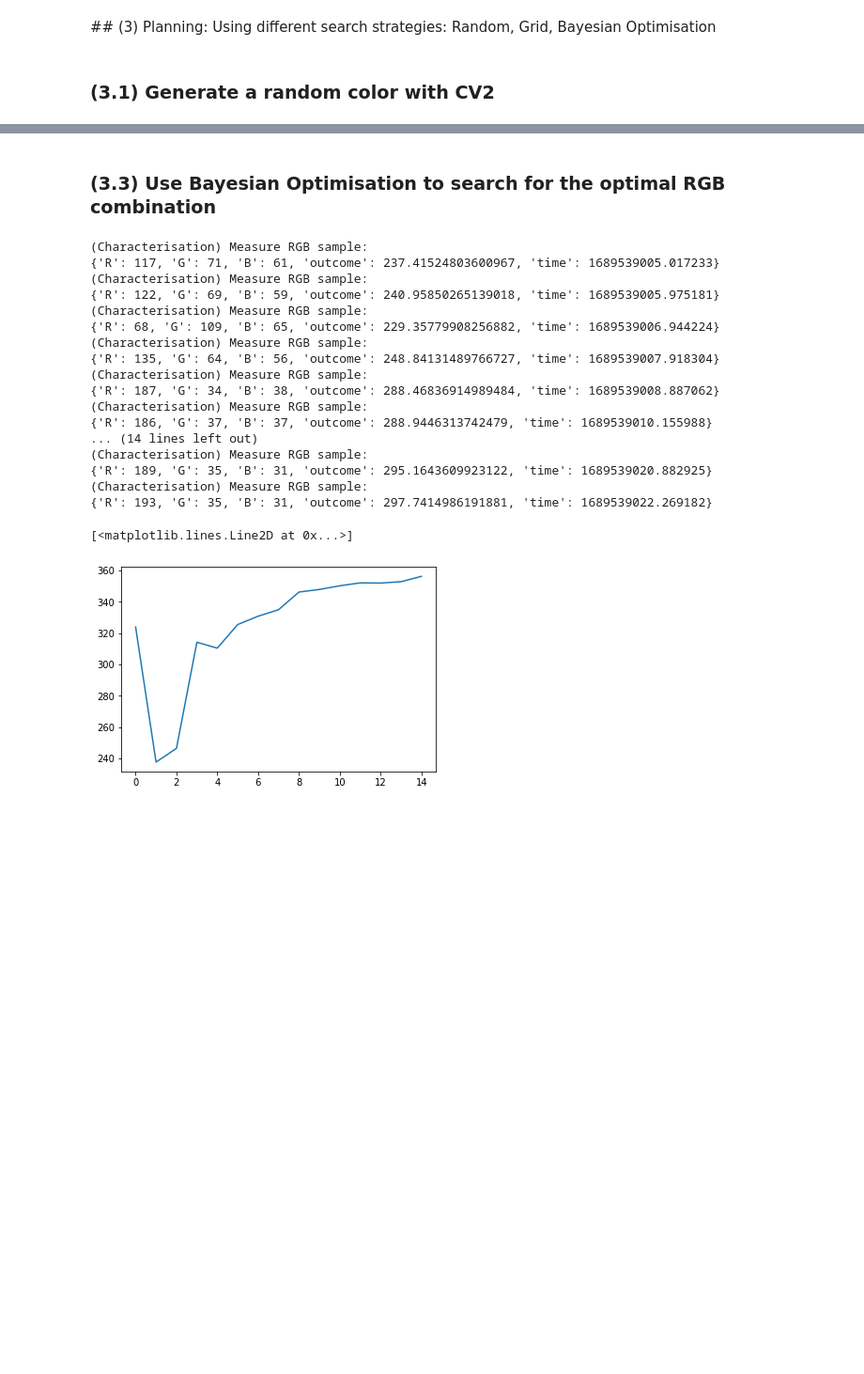
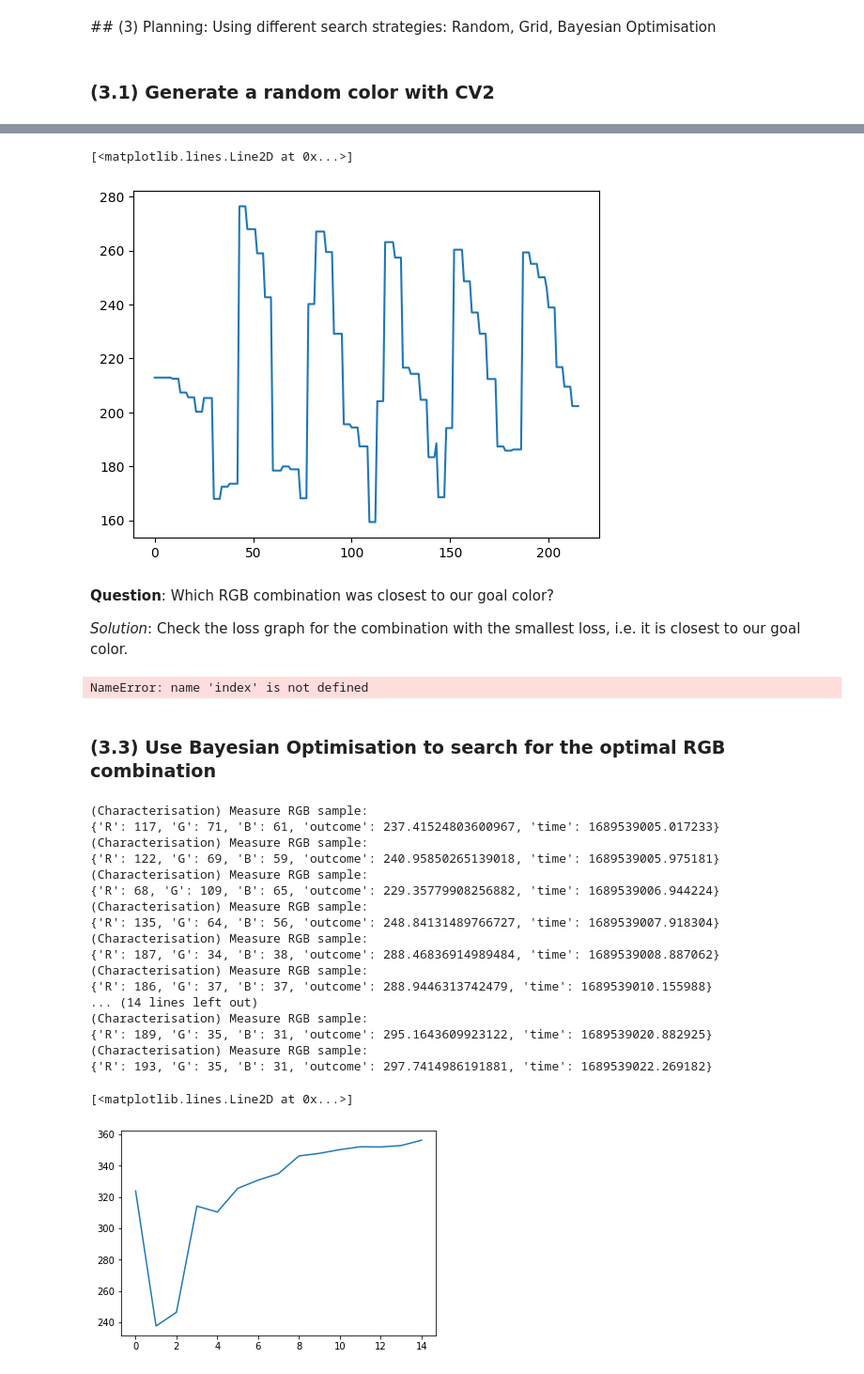
Before and after one commit to matterhorn-studio/SDL4Kids.com, a Jupyter notebook: notebooks/SDL4Kids (MacOS).ipynb, the cells around one changed output, grey strips where cells are left out. Shown at 94% size. Cells and saved outputs as stored; diff of their text form; code cells hidden in the pictures; blank space fills up the shorter version.

```diff
--- a/notebooks/SDL4Kids (MacOS).ipynb
+++ b/notebooks/SDL4Kids (MacOS).ipynb
@@ -109,6 +108,0 @@ ser=serial.Serial("/dev/cu.usbmodem2102",115200, timeout=0.1)
-# %%
-ser.flushInput()
-ser.write(b",")
-serial_data = str(ser.readline().decode('utf8')).rstrip()
-rgb = tuple([int(value) for value in serial_data.split("-")])
-rgb
@@ -117,11 +109,25 @@ rgb
 # %%
 def characterise():
-    ser.flushInput()
-    ser.write(b",")
-    serial_data = str(ser.readline().decode('utf8')).rstrip()
-    rgb = tuple([int(value) for value in serial_data.split("-")])
+    valid = False
+    while not valid:
+        try:
+            ser.flushInput()
+            ser.write(b",")
+            serial_data = str(ser.readline().decode('utf8')).rstrip()
+            rgb = tuple([int(value) for value in serial_data.split("-")])
+            # Measurement needs three entries
+            if len(rgb) != 3:
+                print(f"Measurement did not containt 3 RGB values:{rgb}")
+                raise Exception()
+            if not np.all([0 <= x <= 255 for x in rgb]):
+                print(f"Measurement outside valid range [0,255]:{rgb}")
+                raise Exception()
+            valid = True
+        except:
+            print("Measurement invalid, will try again")
     print(f"New RGB Measurement: {rgb}")
     return rgb
 # %%
-characterise()
+for i in range(10):
+    characterise()
 # %% [output]
@@ -195,7 +211,7 @@ for iteration in range(max_iterations):
     loss_values.append(loss)
 
     # Add text information to the image
-    text = f"Iteration: {num_iterations + 1}"
+    text = f"Iteration: {iteration + 1}"
     cv2.putText(image, text, (10, 30), font, font_scale, font_color, 2)
 
     # Plot a subplot for the goal color
@@ -219,12 +235,10 @@ for iteration in range(max_iterations):
 
     # Increment the iteration counter
     cv2.imshow("Live Image", image)
-    cv2.waitKey(100)  # Adjust the wait time (in milliseconds) as needed
+    cv2.waitKey(200)  # Adjust the wait time (in milliseconds) as needed
 
     # Generate a new candidate color, for now we will pick one randomly
     candidate_color = generate_random_color()
-
-    num_iterations += 1
 
 # Close the window after the desired number of iterations
 cv2.waitKey(1)
@@ -410,3 +443,17 @@ New RGB Measurement: (103, 58, 87)
+# %%
+plt.plot(loss_values)
+# %% [output]
+[<matplotlib.lines.Line2D at 0x...>]
+[figure, added]
+# %% [markdown]
+**Question**: Which RGB combination was closest to our goal color?
+
+*Solution*: Check the loss graph for the combination with the smallest loss, i.e. it is closest to our goal color.
+# %%
+iteration_with_smallest_loss = index(min(loss_values)) #Put in the number of the iteration with the smallest loss
+grid_combinations[iteration_with_smallest_loss]
+# %% [output]
+NameError: name 'index' is not defined
 # %% [markdown]
 ### (3.3) Use Bayesian Optimisation to search for the optimal RGB combination
 # %%
```
Also changed, not shown: parts of 14 cells of this notebook.
